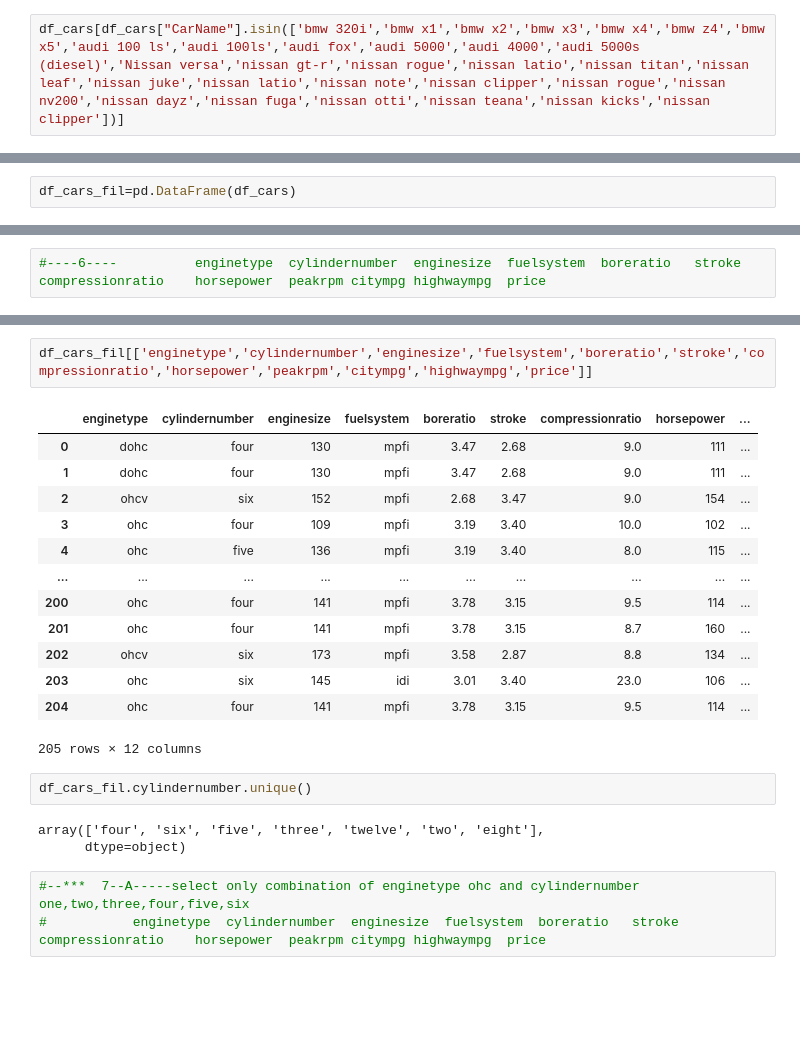
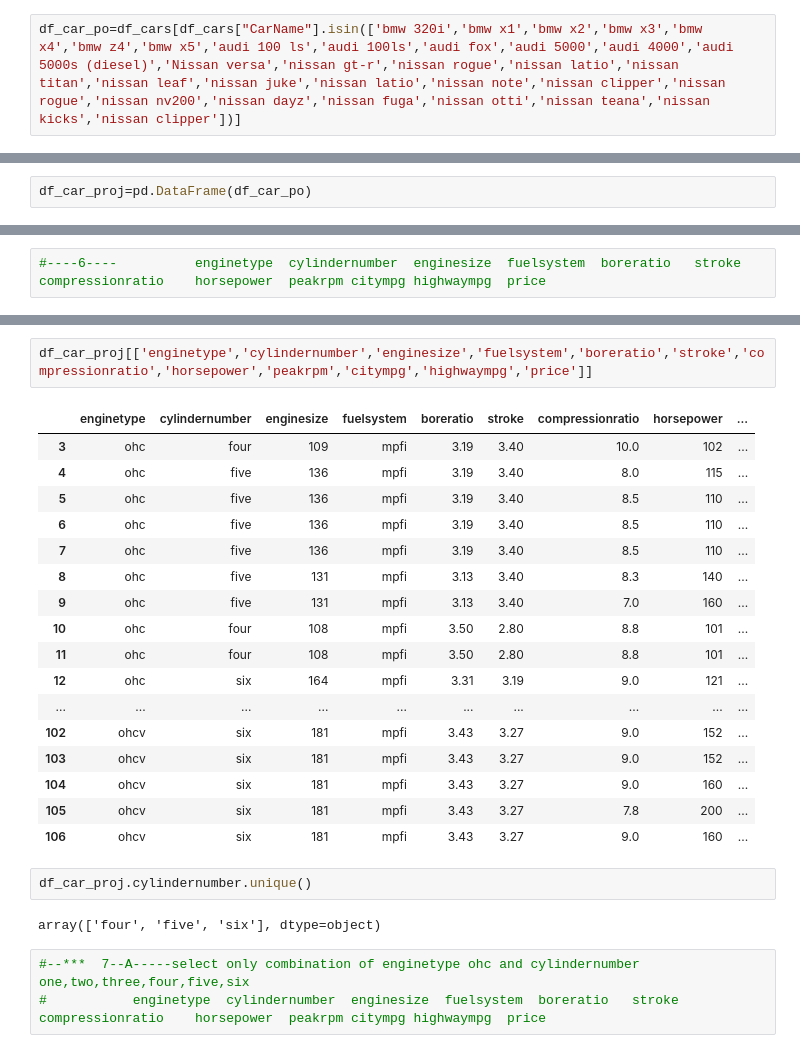
Before and after one commit to jayasriNandipu/Data_Migration, a Jupyter notebook: car_project.ipynb, the cells around one changed output, grey strips where cells are left out. Cells and saved outputs as stored; diff of their text form; blank space fills up the shorter version.

```diff
--- a/car_project.ipynb
+++ b/car_project.ipynb
@@ -153,4 +158,4 @@ Index(['car_ID', 'symboling', 'CarName', 'fueltype', 'aspiration',
 # %%
 #-----1-----select only bmw, audi,nissan-----------------------
 # %%
-df_cars[df_cars["CarName"].isin(['bmw 320i','bmw x1','bmw x2','bmw x3','bmw x4','bmw z4','bmw x5','audi 100 ls','audi 100ls','audi fox','audi 5000','audi 4000','audi 5000s (diesel)','Nissan versa','nissan gt-r','nissan rogue','nissan latio','nissan titan','nissan leaf','nissan juke','nissan latio','nissan note','nissan clipper','nissan rogue','nissan nv200','nissan dayz','nissan fuga','nissan otti','nissan teana','nissan kicks','nissan clipper'])]
+df_car_po=df_cars[df_cars["CarName"].isin(['bmw 320i','bmw x1','bmw x2','bmw x3','bmw x4','bmw z4','bmw x5','audi 100 ls','audi 100ls','audi fox','audi 5000','audi 4000','audi 5000s (diesel)','Nissan versa','nissan gt-r','nissan rogue','nissan latio','nissan titan','nissan leaf','nissan juke','nissan latio','nissan note','nissan clipper','nissan rogue','nissan nv200','nissan dayz','nissan fuga','nissan otti','nissan teana','nissan kicks','nissan clipper'])]
@@ -176,2 +183,2 @@ df_cars[df_cars["CarName"].isin(['bmw 320i','bmw x1','bmw x2','bmw x3','bmw x4',
 # %%
-df_cars_fil=pd.DataFrame(df_cars)
+df_car_proj=pd.DataFrame(df_car_po)
@@ -286,26 +323,29 @@ Index(['car_ID', 'symboling', 'CarName', 'fueltype', 'aspiration',
        'price'],
       dtype='object')
 # %%
-df_cars_fil[['enginetype','cylindernumber','enginesize','fuelsystem','boreratio','stroke','compressionratio','horsepower','peakrpm','citympg','highwaympg','price']]
+df_car_proj[['enginetype','cylindernumber','enginesize','fuelsystem','boreratio','stroke','compressionratio','horsepower','peakrpm','citympg','highwaympg','price']]
 # %% [output]
 |  | enginetype | cylindernumber | enginesize | fuelsystem | boreratio | stroke | compressionratio | horsepower | ... |
-| 0 | dohc | four | 130 | mpfi | 3.47 | 2.68 | 9.0 | 111 | ... |
-| 1 | dohc | four | 130 | mpfi | 3.47 | 2.68 | 9.0 | 111 | ... |
-| 2 | ohcv | six | 152 | mpfi | 2.68 | 3.47 | 9.0 | 154 | ... |
 | 3 | ohc | four | 109 | mpfi | 3.19 | 3.40 | 10.0 | 102 | ... |
 | 4 | ohc | five | 136 | mpfi | 3.19 | 3.40 | 8.0 | 115 | ... |
+| 5 | ohc | five | 136 | mpfi | 3.19 | 3.40 | 8.5 | 110 | ... |
+| 6 | ohc | five | 136 | mpfi | 3.19 | 3.40 | 8.5 | 110 | ... |
+| 7 | ohc | five | 136 | mpfi | 3.19 | 3.40 | 8.5 | 110 | ... |
+| 8 | ohc | five | 131 | mpfi | 3.13 | 3.40 | 8.3 | 140 | ... |
+| 9 | ohc | five | 131 | mpfi | 3.13 | 3.40 | 7.0 | 160 | ... |
+| 10 | ohc | four | 108 | mpfi | 3.50 | 2.80 | 8.8 | 101 | ... |
+| 11 | ohc | four | 108 | mpfi | 3.50 | 2.80 | 8.8 | 101 | ... |
+| 12 | ohc | six | 164 | mpfi | 3.31 | 3.19 | 9.0 | 121 | ... |
 | ... | ... | ... | ... | ... | ... | ... | ... | ... | ... |
-| 200 | ohc | four | 141 | mpfi | 3.78 | 3.15 | 9.5 | 114 | ... |
-| 201 | ohc | four | 141 | mpfi | 3.78 | 3.15 | 8.7 | 160 | ... |
-| 202 | ohcv | six | 173 | mpfi | 3.58 | 2.87 | 8.8 | 134 | ... |
-| 203 | ohc | six | 145 | idi | 3.01 | 3.40 | 23.0 | 106 | ... |
-| 204 | ohc | four | 141 | mpfi | 3.78 | 3.15 | 9.5 | 114 | ... |
+| 102 | ohcv | six | 181 | mpfi | 3.43 | 3.27 | 9.0 | 152 | ... |
+| 103 | ohcv | six | 181 | mpfi | 3.43 | 3.27 | 9.0 | 152 | ... |
+| 104 | ohcv | six | 181 | mpfi | 3.43 | 3.27 | 9.0 | 160 | ... |
+| 105 | ohcv | six | 181 | mpfi | 3.43 | 3.27 | 7.8 | 200 | ... |
+| 106 | ohcv | six | 181 | mpfi | 3.43 | 3.27 | 9.0 | 160 | ... |
-205 rows × 12 columns
 # %%
-df_cars_fil.cylindernumber.unique()
+df_car_proj.cylindernumber.unique()
 # %% [output]
-array(['four', 'six', 'five', 'three', 'twelve', 'two', 'eight'],
-      dtype=object)
+array(['four', 'five', 'six'], dtype=object)
 # %%
 #--***  7--A-----select only combination of enginetype ohc and cylindernumber one,two,three,four,five,six
 # 			enginetype	cylindernumber	enginesize	fuelsystem	boreratio	stroke	compressionratio	horsepower	peakrpm	citympg	highwaympg	price
```
Also changed, not shown: parts of 33 cells of this notebook.
